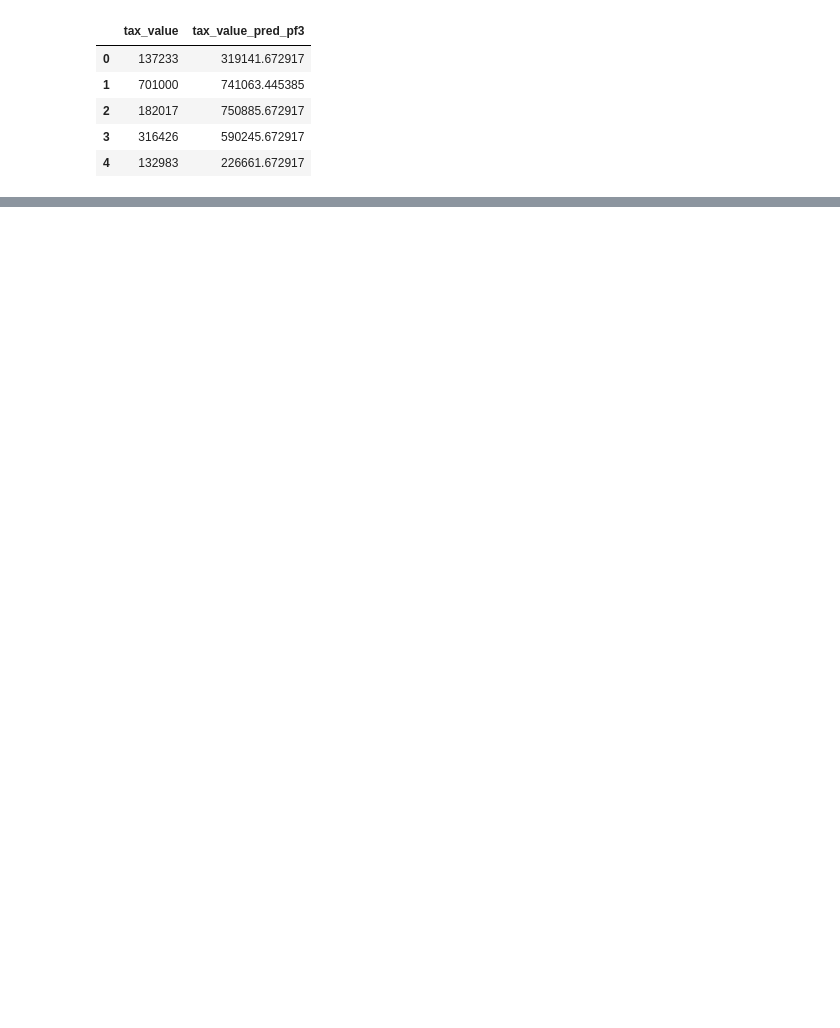
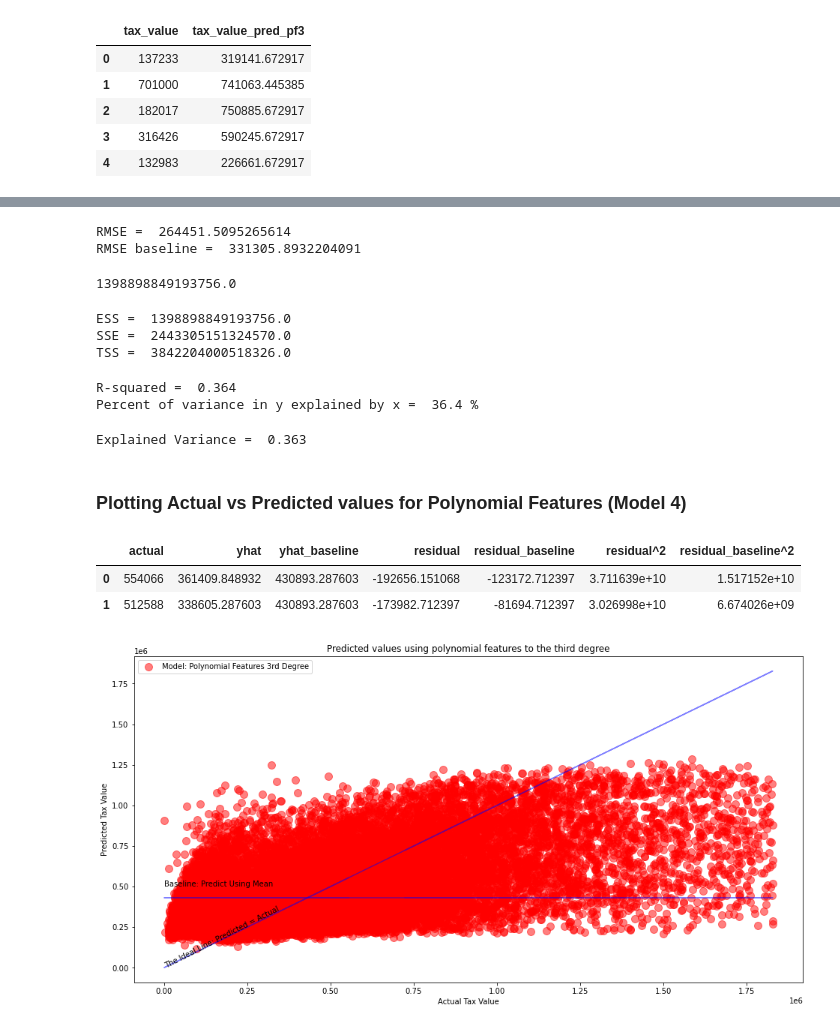
Before and after one commit to cristinalucin/regression-project, a Jupyter notebook: project_workbook.ipynb, the cells around one changed output, grey strips where cells are left out. Cells and saved outputs as stored; diff of their text form; code cells hidden in the pictures; blank space fills up the shorter version.

```diff
--- a/project_workbook.ipynb
+++ b/project_workbook.ipynb
@@ -1566,0 +1802,4 @@ train.head(2)
+# %%
+#Establish baseline yhat
+m4_eval['yhat_baseline'] = m4_eval['actual'].mean()
+m4_eval.head(2)
@@ -1566,0 +1810,5 @@ train.head(2)
+# %%
+# compute residuals
+m4_eval['residual'] = m4_eval['yhat'] - m4_eval['actual']
+m4_eval['residual_baseline'] = m4_eval['yhat_baseline'] - m4_eval['actual']
+m4_eval.head(2)
@@ -1566,0 +1819,5 @@ train.head(2)
+# %%
+# square each residual value
+m4_eval['residual^2'] = m4_eval.residual ** 2
+m4_eval['residual_baseline^2'] = m4_eval.residual_baseline ** 2
+m4_eval.head(3)
@@ -1566,0 +1848,66 @@ train.head(2)
+# %%
+from math import sqrt
+RMSE = sqrt(MSE)
+RMSE_baseline = sqrt(MSE_baseline)
+
+print("RMSE = ", RMSE)
+print("RMSE baseline = ", RMSE_baseline)
+# %% [output]
+RMSE =  264451.5095265614
+RMSE baseline =  331305.8932204091
+# %%
+# compute explained sum of squares
+ESS = sum((m4_eval.yhat - m4_eval.actual.mean())**2)
+ESS
+# %% [output]
+1398898849193756.0
+# %%
+TSS = ESS + SSE
+print("ESS = ", ESS)
+print("SSE = ", SSE)
+print("TSS = ", TSS)
+# %% [output]
+ESS =  1398898849193756.0
+SSE =  2443305151324570.0
+TSS =  3842204000518326.0
+# %%
+R2 = ESS/TSS
+print('R-squared = ',round(R2,3))
+print("Percent of variance in y explained by x = ", round(R2*100,1), "%")
+# %% [output]
+R-squared =  0.364
+Percent of variance in y explained by x =  36.4 %
+# %%
+# sklearn.metrics.explained_variance_score
+
+evs = explained_variance_score(m4_eval.actual, m4_eval.yhat)
+print('Explained Variance = ', round(evs,3))
+# %% [output]
+Explained Variance =  0.363
+# %% [markdown]
+### Plotting Actual vs Predicted values for Polynomial Features (Model 4)
+# %%
+m4_eval.head(2)
+# %% [output]
+|  | actual | yhat | yhat_baseline | residual | residual_baseline | residual^2 | residual_baseline^2 |
+| 0 | 554066 | 361409.848932 | 430893.287603 | -192656.151068 | -123172.712397 | 3.711639e+10 | 1.517152e+10 |
+| 1 | 512588 | 338605.287603 | 430893.287603 | -173982.712397 | -81694.712397 | 3.026998e+10 | 6.674026e+09 |
+# %%
+# y_validate.head()
+plt.figure(figsize=(16,8))
+plt.plot(m4_eval.actual, m4_eval.yhat_baseline, alpha=.5, color="blue", label='_nolegend_')
+plt.annotate("Baseline: Predict Using Mean", (0, 500000))
+plt.plot(m4_eval.actual, m4_eval.actual, alpha=.5, color="blue", label='_nolegend_')
+plt.annotate("The Ideal Line: Predicted = Actual", (.5, 4), rotation=27)
+
+plt.scatter(m4_eval.actual, m4_eval.yhat,
+            alpha=.5, color="red", s=100, label="Model: Polynomial Features 3rd Degree")
+plt.legend()
+plt.xlabel("Actual Tax Value")
+plt.ylabel("Predicted Tax Value")
+plt.title("Predicted values using polynomial features to the third degree")
+# plt.annotate("The polynomial model appears to overreact to noise", (2.0, -10))
+# plt.annotate("The OLS model (LinearRegression)\n appears to be most consistent", (15.5, 3))
+plt.show()
+# %% [output]
+[figure, added]
```
Also changed, not shown: parts of 182 cells of this notebook, 2 other files.
